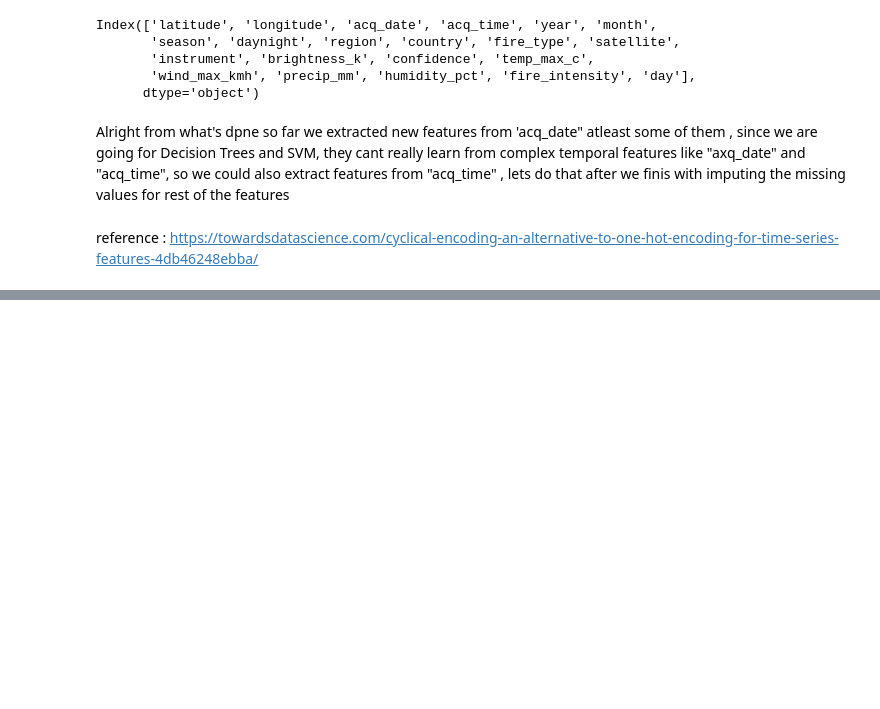
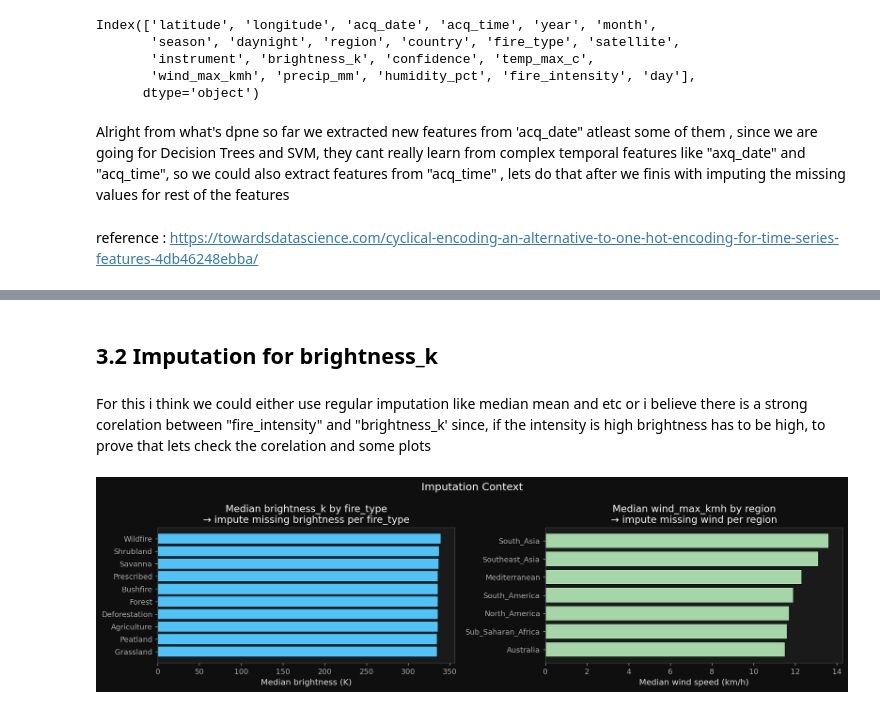
Before and after one commit to Anirudh-red11/Assignment-2-ComML, a Jupyter notebook: dataprep.ipynb, the cells around one changed output, grey strips where cells are left out. Cells and saved outputs as stored; diff of their text form; code cells hidden in the pictures; blank space fills up the shorter version.

```diff
--- a/dataprep.ipynb
+++ b/dataprep.ipynb
@@ -229,3 +229,10 @@ Index(['latitude', 'longitude', 'acq_date', 'acq_time', 'year', 'month',
 Alright from what's dpne so far we extracted new features from 'acq_date" atleast some of them , since we are going for Decision Trees and SVM, they cant really learn from complex temporal features like "axq_date" and "acq_time", so we could also extract features from "acq_time" , lets do that after we finis with imputing the missing values for rest of the features
 # %% [markdown]
 reference : https://towardsdatascience.com/cyclical-encoding-an-alternative-to-one-hot-encoding-for-time-series-features-4db46248ebba/
+# %%
+df['date_dayofweek'] = df['acq_date'].dt.dayofweek
+df['date_dayofyear'] = df['acq_date'].dt.dayofyear
+
+df['acq_time_str'] = df['acq_time'].astype(str).str.zfill(4)
+df['hour']   = df['acq_time_str'].str[:2].astype(int)
+df['minute'] = df['acq_time_str'].str[2:].astype(int)
@@ -231,0 +259,3 @@ reference : https://towardsdatascience.com/cyclical-encoding-an-alternative-to-o
+# %%
+# since we extracted some of the columns we can delete the original ones to avoid leaking
+df.drop(columns=['acq_date','acq_time','acq_time_str'], inplace=True)
@@ -231,0 +292,24 @@ reference : https://towardsdatascience.com/cyclical-encoding-an-alternative-to-o
+# %% [markdown]
+## 3.2 Imputation for brightness_k
+# %% [markdown]
+For this i think we could either use regular imputation like median mean and etc or i believe there is a strong corelation between "fire_intensity" and "brightness_k' since, if the intensity is high brightness has to be high, to prove that lets check the corelation and some plots
+# %%
+fig, axes = plt.subplots(1, 2, figsize=(14, 4))
+fig.suptitle('Imputation Context', fontsize=14, color='white')
+
+# brightness medians per fire_type
+bmed = df.groupby('fire_type')['brightness_k'].median().sort_values()
+axes[0].barh(bmed.index, bmed.values, color='#4fc3f7')
+axes[0].set_title('Median brightness_k by fire_type\n→ impute missing brightness per fire_type')
+axes[0].set_xlabel('Median brightness (K)')
+
+# wind medians per region
+wmed = df.groupby('region')['wind_max_kmh'].median().sort_values()
+axes[1].barh(wmed.index, wmed.values, color='#a5d6a7')
+axes[1].set_title('Median wind_max_kmh by region\n→ impute missing wind per region')
+axes[1].set_xlabel('Median wind speed (km/h)')
+
+plt.tight_layout()
+plt.show()
+# %% [output]
+[figure, added]
```
Also changed, not shown: parts of 17 cells of this notebook, 1 other file.
